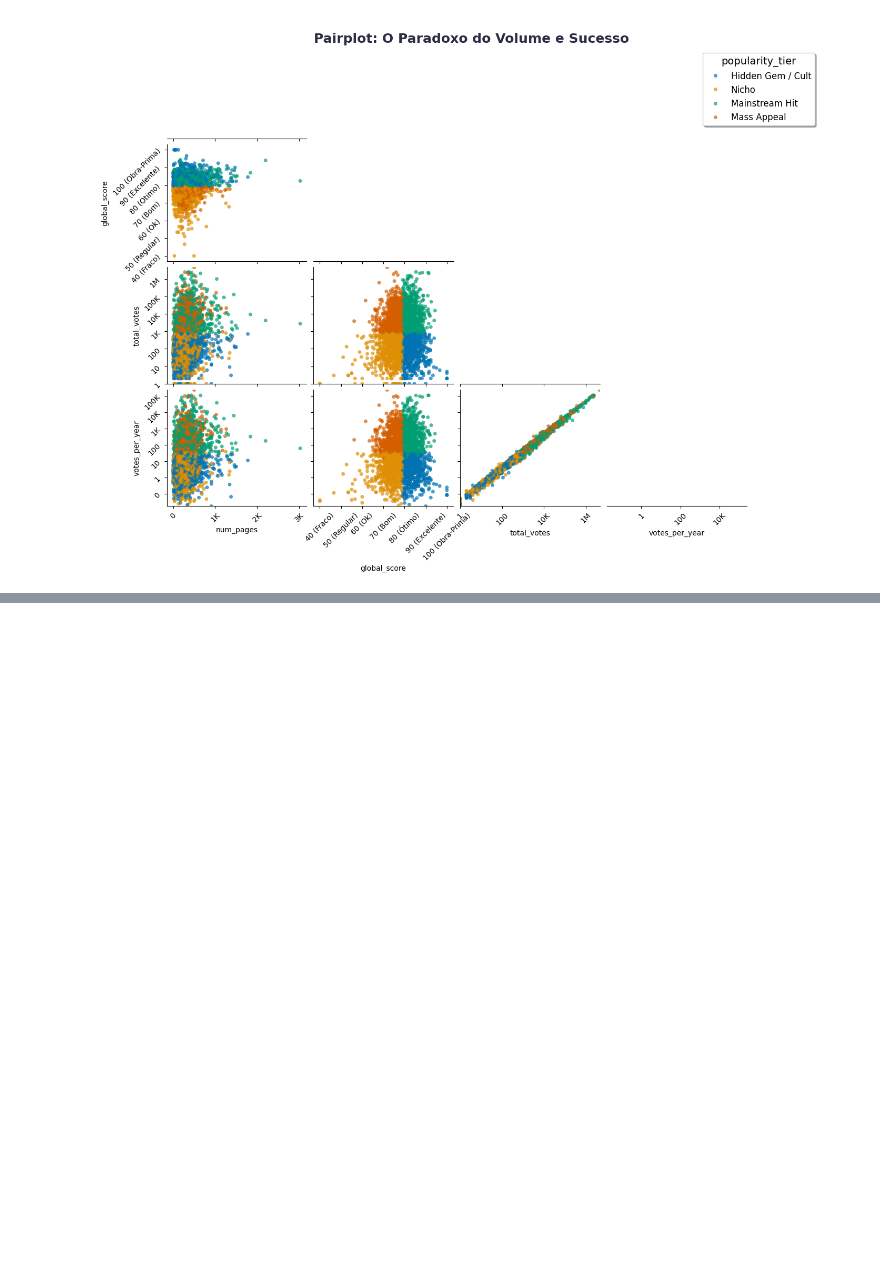
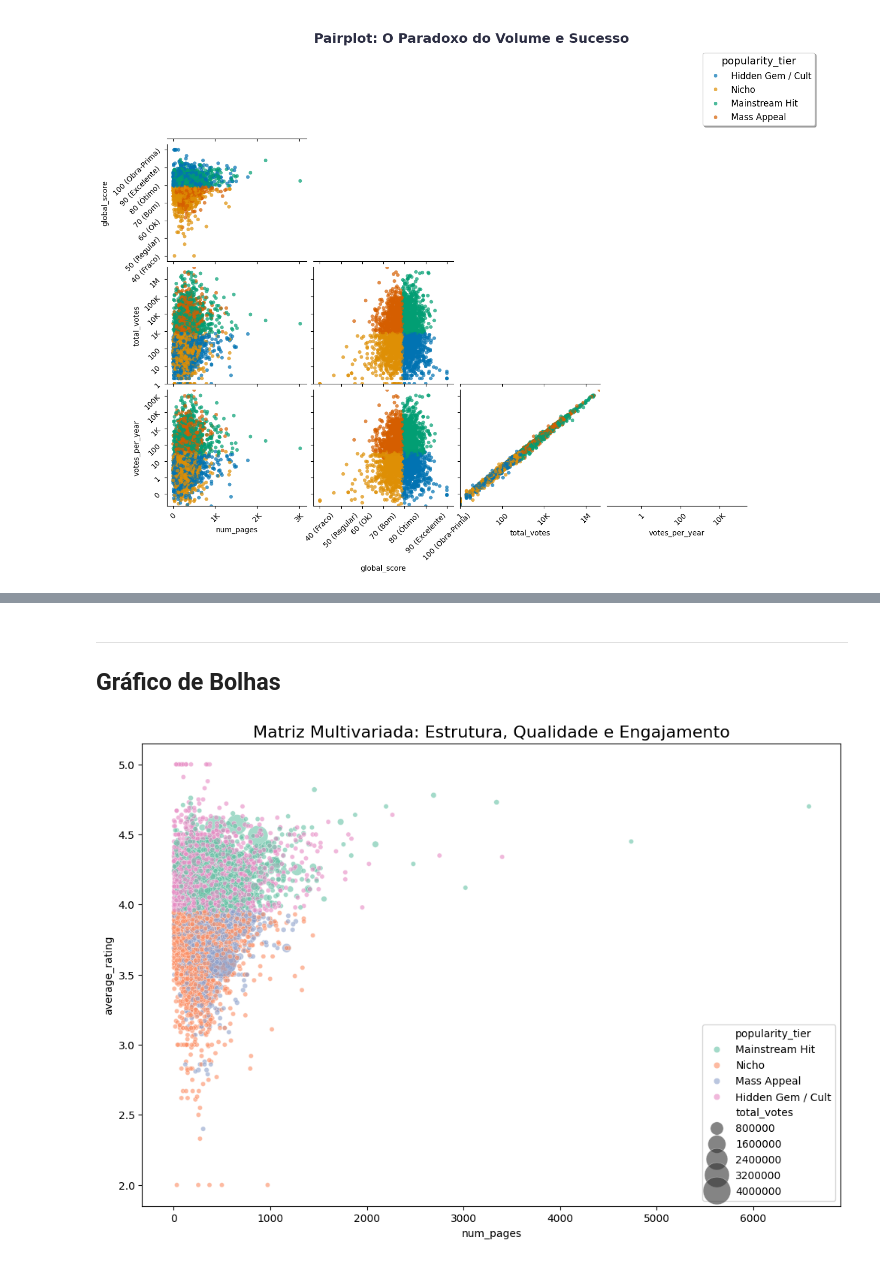
Before and after one commit to AleCecilio/entertainment_industry_performance_analysis, a Jupyter notebook: notebooks/11_eda_multivariada_books.ipynb, the cells around one changed output, grey strips where cells are left out. Drawn from its saved outputs; the diff is of its cells as text; code cells hidden in the pictures; blank space fills up the shorter version.

Commit message:
reestruturação do modúlo plots

```diff
--- a/notebooks/11_eda_multivariada_books.ipynb
+++ b/notebooks/11_eda_multivariada_books.ipynb
@@ -139,0 +149,21 @@ Nota: Exibindo amostra aleatória de 3000 registros para performance.
+# %% [markdown]
+---
+## Gráfico de Bolhas
+# %%
+plt.figure(figsize=(12, 8))
+
+sns.scatterplot(
+    data=df_books,
+    x='num_pages',
+    y='average_rating',
+    size='total_votes',
+    sizes=(20, 800),
+    hue='popularity_tier',
+    alpha=0.6,
+    palette='Set2'
+)
+
+plt.title("Matriz Multivariada: Estrutura, Qualidade e Engajamento", fontsize=16)
+plt.show()
+# %% [output]
+[figure, added]
```
Also changed, not shown: parts of 2 cells of this notebook, 5 other files.
